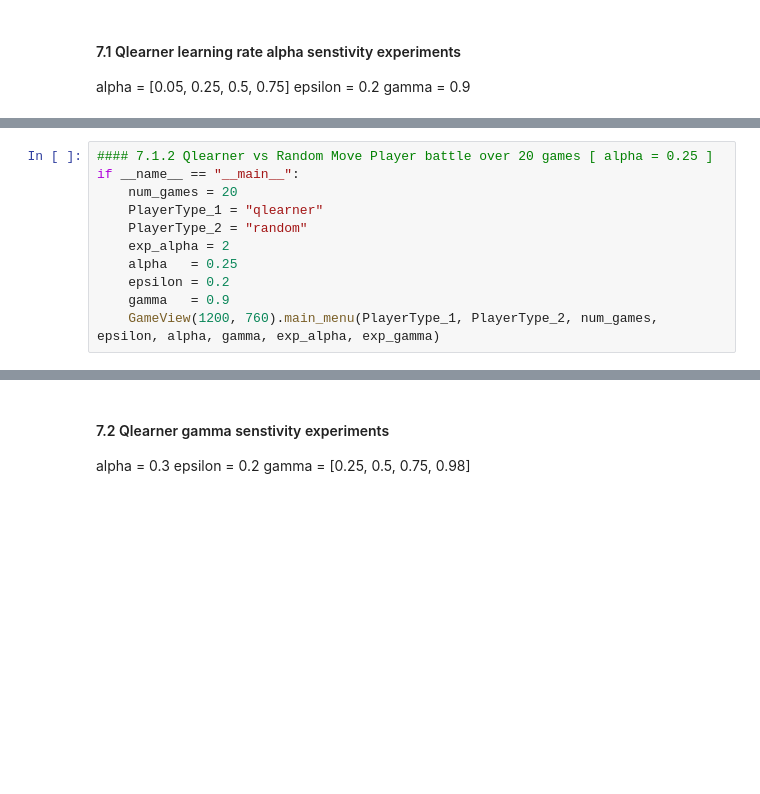
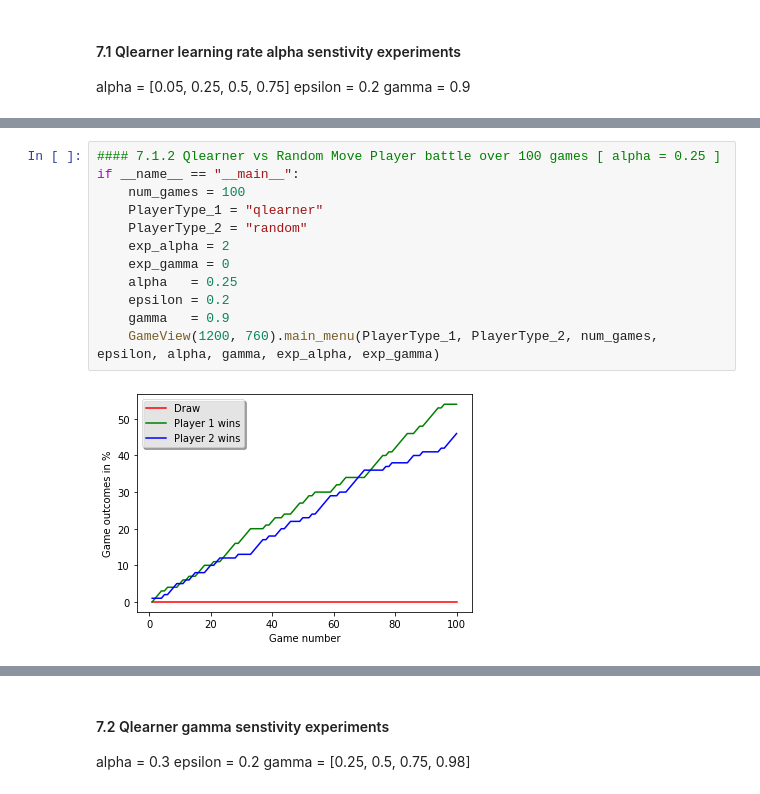
Before and after one commit to Team-Equality-RL-Project/connect-4, a Jupyter notebook: src/Connect4_Play.ipynb, the cells around one changed output, grey strips where cells are left out. Saved outputs shown, nothing was run; the diff lists cells and outputs as text; blank space fills up the shorter version.

```diff
--- a/src/Connect4_Play.ipynb
+++ b/src/Connect4_Play.ipynb
@@ -220,12 +226,15 @@ if __name__ == "__main__":
 # %%
-#### 7.1.2 Qlearner vs Random Move Player battle over 20 games [ alpha = 0.25 ]
+#### 7.1.2 Qlearner vs Random Move Player battle over 100 games [ alpha = 0.25 ]
 if __name__ == "__main__":
-    num_games = 20
+    num_games = 100
     PlayerType_1 = "qlearner"
     PlayerType_2 = "random"
     exp_alpha = 2
+    exp_gamma = 0
     alpha   = 0.25
     epsilon = 0.2
     gamma   = 0.9
     GameView(1200, 760).main_menu(PlayerType_1, PlayerType_2, num_games, epsilon, alpha, gamma, exp_alpha, exp_gamma)
+# %% [output]
+[figure, added]
 # %%
```
Also changed, not shown: parts of 14 cells of this notebook, 2 other files.
